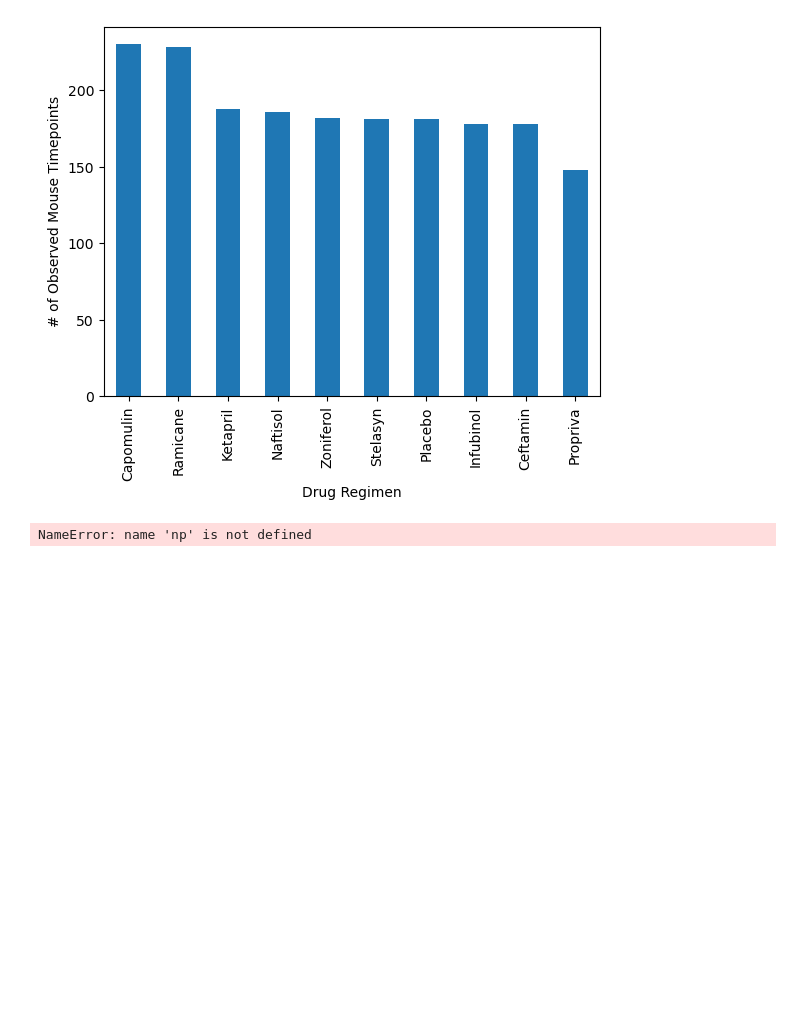
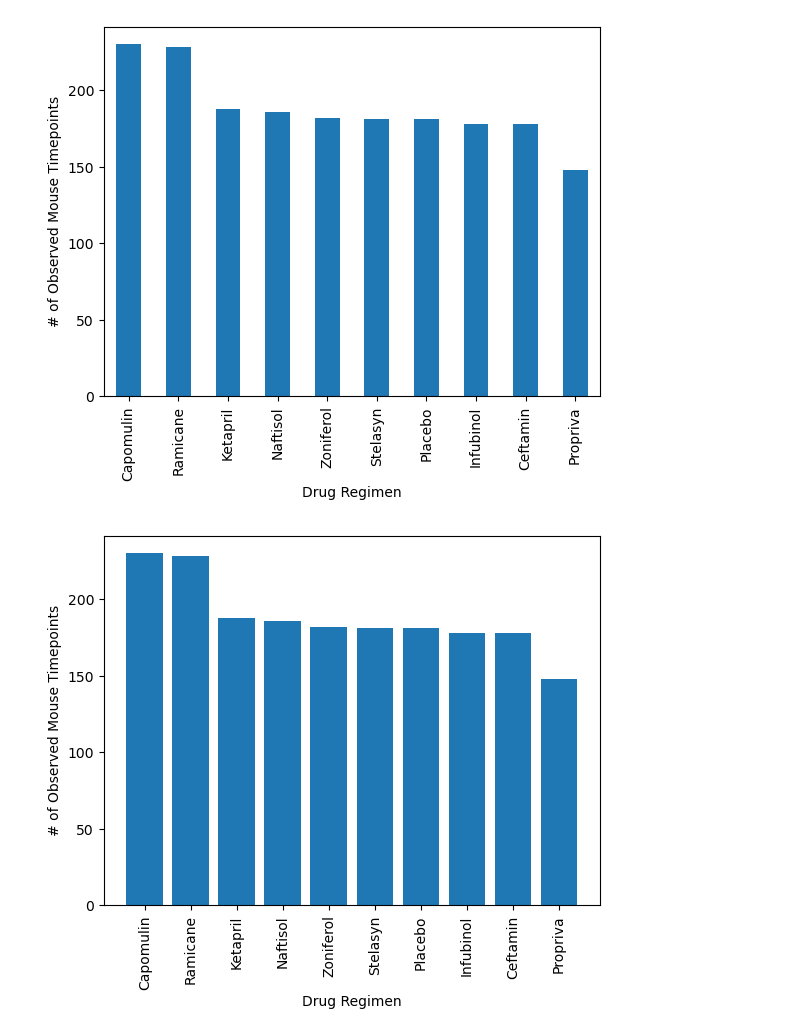
Before and after one commit to brnkath/matplotlib-challenge, a Jupyter notebook: Pymaceuticals/pymaceuticals_analysis.ipynb, the cells around one changed output. Saved outputs shown, nothing was run; the diff lists cells and outputs as text; code cells hidden in the pictures; blank space fills up the shorter version.

Commit message:
Script update through bar and pie plots

```diff
--- a/Pymaceuticals/pymaceuticals_analysis.ipynb
+++ b/Pymaceuticals/pymaceuticals_analysis.ipynb
@@ -147,8 +147,15 @@ drug_regimen_bar_plot
 [figure]
 # %%
 # Generating a bar plot showing the total number of rows (Mouse ID/Timepoints) for each drug regimen using pyplot.
-unique_drug_regimens = clean_study_data["Drug Regimen"].unique()
-x_axis = np.arange(len(unique_drug_regimens))
-x_axis
+unique_drug_regimens = clean_study_data["Drug Regimen"].value_counts().to_dict()
+x_axis = unique_drug_regimens.keys()
+plt.xticks(rotation="vertical")
+y_axis = clean_study_data["Drug Regimen"].value_counts()
+
+# Setting labels and displaying plot
+plt.xlabel("Drug Regimen")
+plt.ylabel("# of Observed Mouse Timepoints")
+plt.bar(x_axis, y_axis, align="center")
+plt.show()
 # %% [output]
-NameError: name 'np' is not defined
+[figure, added]
```
Also changed, not shown: parts of 5 cells of this notebook.
